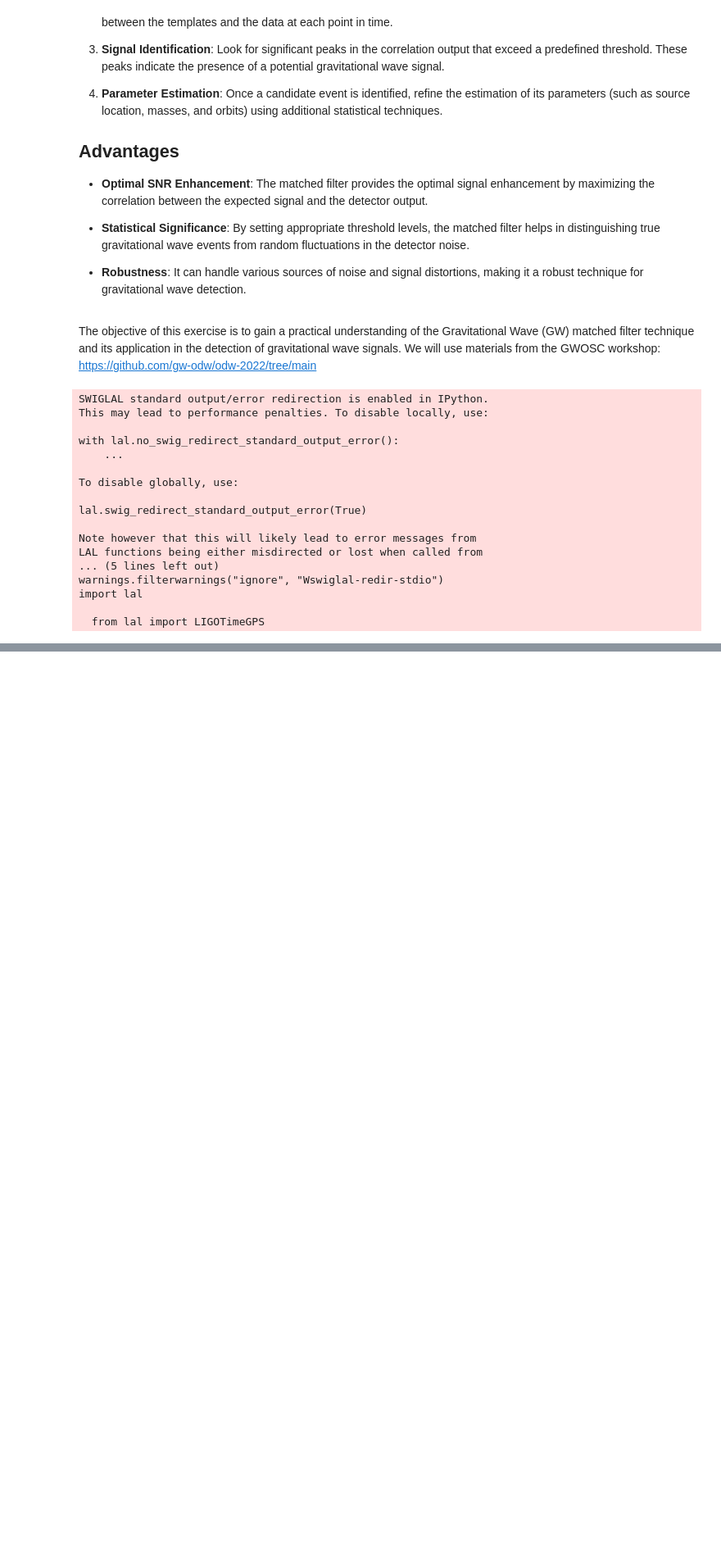
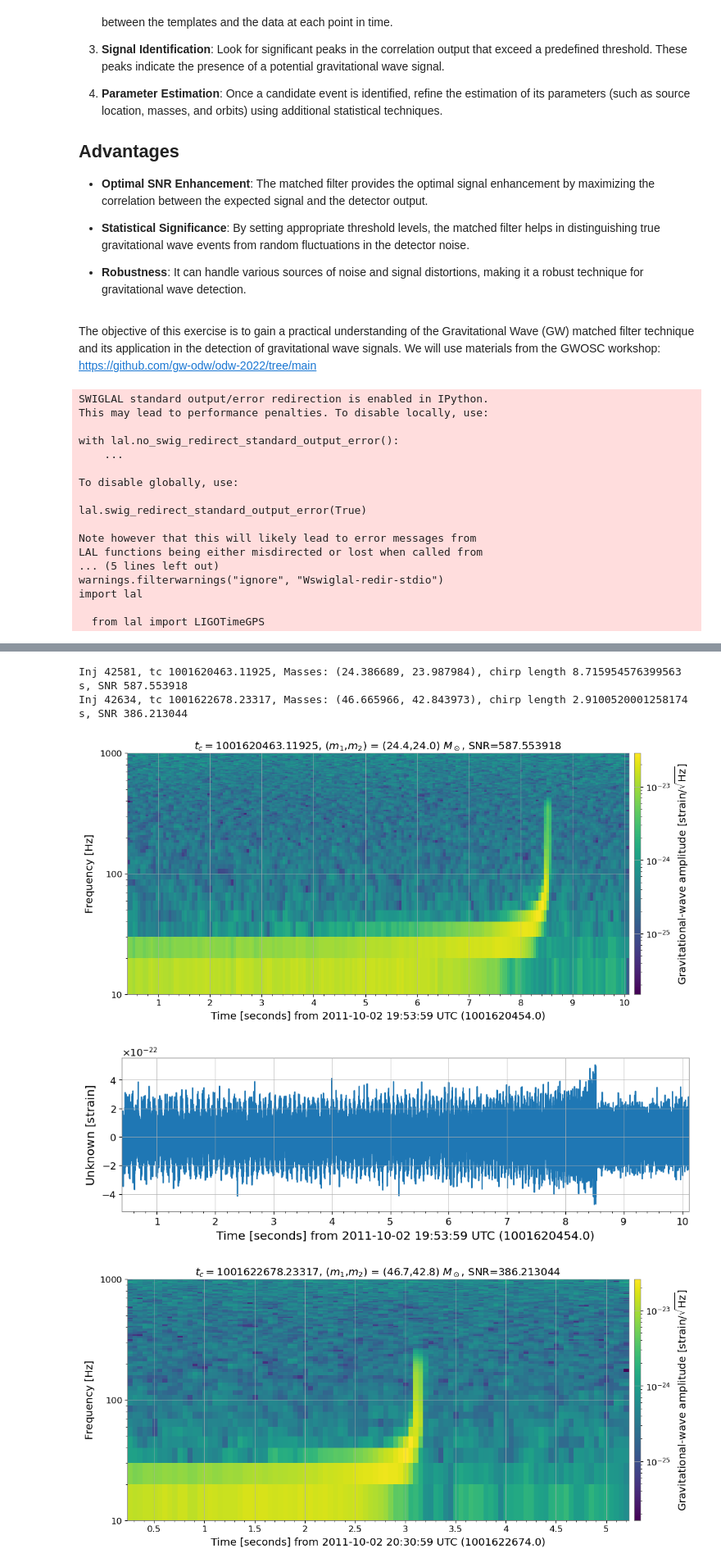
Before and after one commit to elenacuoco/ET-MDC-Tutorials, a Jupyter notebook: notebooks/SignalDetection.ipynb, the cells around one changed output, grey strips where cells are left out. Shown at 82% size. Drawn from its saved outputs; the diff is of its cells as text; code cells hidden in the pictures; blank space fills up the shorter version.

```diff
--- a/notebooks/SignalDetection.ipynb
+++ b/notebooks/SignalDetection.ipynb
@@ -97,0 +137,56 @@ hp1, _ = get_td_waveform(approximant=apx,
+# %%
+import lal
+from lal import MSUN_SI as Msun
+from lalsimulation import SimIMRPhenomDChirpTime
+# Choose the top few signals to plot
+Nplot = 2
+top_sigs = signals.iloc[:Nplot]
+
+def read_without_warnings(cachefile, channel, **kwargs):
+    """Reads cache file while suppressing spurious LAL warnings.
+    Wraps gwpy.timeseries.TimeSeries.read
+
+    Args:
+        cachefile (str): path to cache file
+        channel (str): Channel name
+        **kwargs: additional arguments passed to TimeSeries.read
+    """
+    prev_level = lal.GetDebugLevel()
+    lal.ClobberDebugLevel(0)
+    result = TimeSeries.read(cachefile, channel, **kwargs)
+    lal.ClobberDebugLevel(prev_level)
+    return result
+
+def get_strain(tc, t_before = 4, t_after = 1):
+    start_time = tc - t_before
+    end_time = tc + t_after
+    h = read_without_warnings('../caches/E1.lcf','E1:STRAIN',start=start_time, end=end_time)
+    return h
+
+def plot_specgram2(h):
+    specgram = h.spectrogram2(fftlength=1/10,overlap=1/50)**(1/2)
+    return specgram
+
+for idx, pars in top_sigs.iterrows():
+    tc =pars['tc']
+    m1 = pars['m1']
+    m2 = pars['m2']
+    f_min = 10
+    chirplen = SimIMRPhenomDChirpTime(pars['m1']*Msun, pars['m2']*Msun, pars['s1z'], pars['s2z'], f_min )
+    print(f'Inj {int(pars["#"])}, tc {pars["tc"]}, Masses: {pars["m1"],pars["m2"]}, chirp length {chirplen} s, SNR {pars["SNR"]}')
+    h = get_strain(tc, t_before=max(4,min(30,chirplen)))
+    sg = h.spectrogram2(fftlength=1/10)**(1/2)
+    plot = sg.plot(norm='log', yscale='log',
+                   title=f'$t_c={tc}$, ($m_1$,$m_2$) = ({pars["m1"]:.1f},{pars["m2"]:.1f}) $M_\odot$, SNR={pars["SNR"]}',
+                   ylim=(10,1000))
+    ax = plot.gca()
+    ax.colorbar(
+        label=r'Gravitational-wave amplitude [strain/$\sqrt{\mathrm{Hz}}$]')
+    h.plot()
+plt.show()
+# %% [output]
+Inj 42581, tc 1001620463.11925, Masses: (24.386689, 23.987984), chirp length 8.715954576399563 s, SNR 587.553918
+Inj 42634, tc 1001622678.23317, Masses: (46.665966, 42.843973), chirp length 2.9100520001258174 s, SNR 386.213044
+[figure, added]
+[figure, added]
+[figure, added]
```
Also changed, not shown: parts of 13 cells of this notebook, 1 other file.
